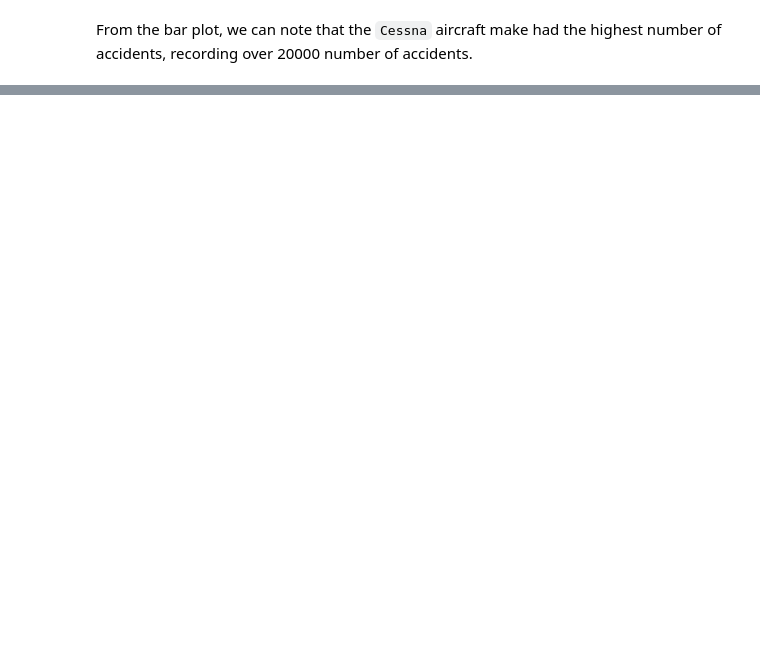
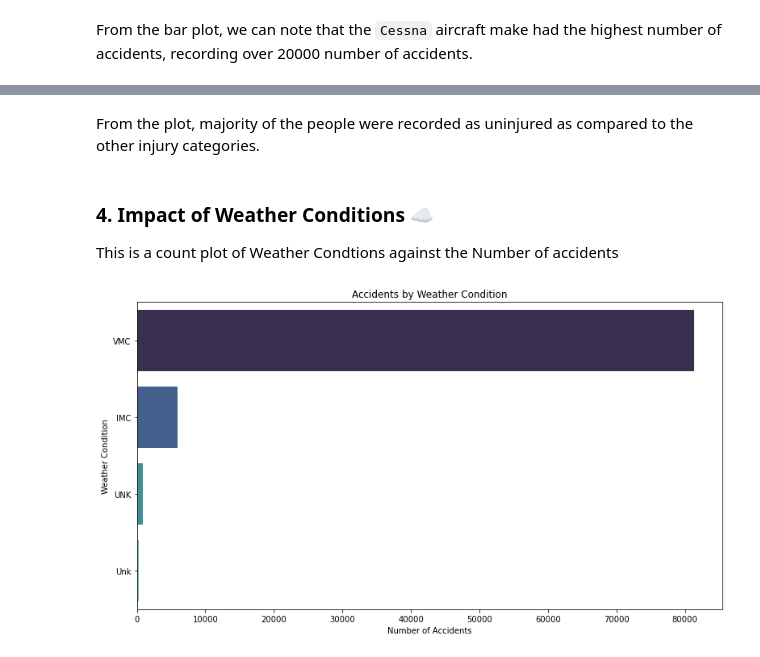
Before and after one commit to Patricknmaina/dsc-phase-1-project, a Jupyter notebook: index.ipynb, the cells around one changed output, grey strips where cells are left out. Cells and saved outputs as stored; diff of their text form; code cells hidden in the pictures; blank space fills up the shorter version.

```diff
--- a/index.ipynb
+++ b/index.ipynb
@@ -690,0 +703,14 @@ From the bar plot, we can note that the `Cessna` aircraft make had the highest n
+# %% [markdown]
+From the plot, majority of the people were recorded as uninjured as compared to the other injury categories.
+# %% [markdown]
+### 4. Impact of Weather Conditions ☁️
+This is a count plot of Weather Condtions against the Number of accidents
+# %%
+plt.figure(figsize=(13, 7))
+sns.countplot(y=aviation_df_clean["Weather_Condition"], order=aviation_df_clean["Weather_Condition"].value_counts().index, palette="mako")
+plt.xlabel("Number of Accidents")
+plt.ylabel("Weather Condition")
+plt.title("Accidents by Weather Condition")
+plt.show()
+# %% [output]
+[figure, added]
```
Also changed, not shown: parts of 15 cells of this notebook.
